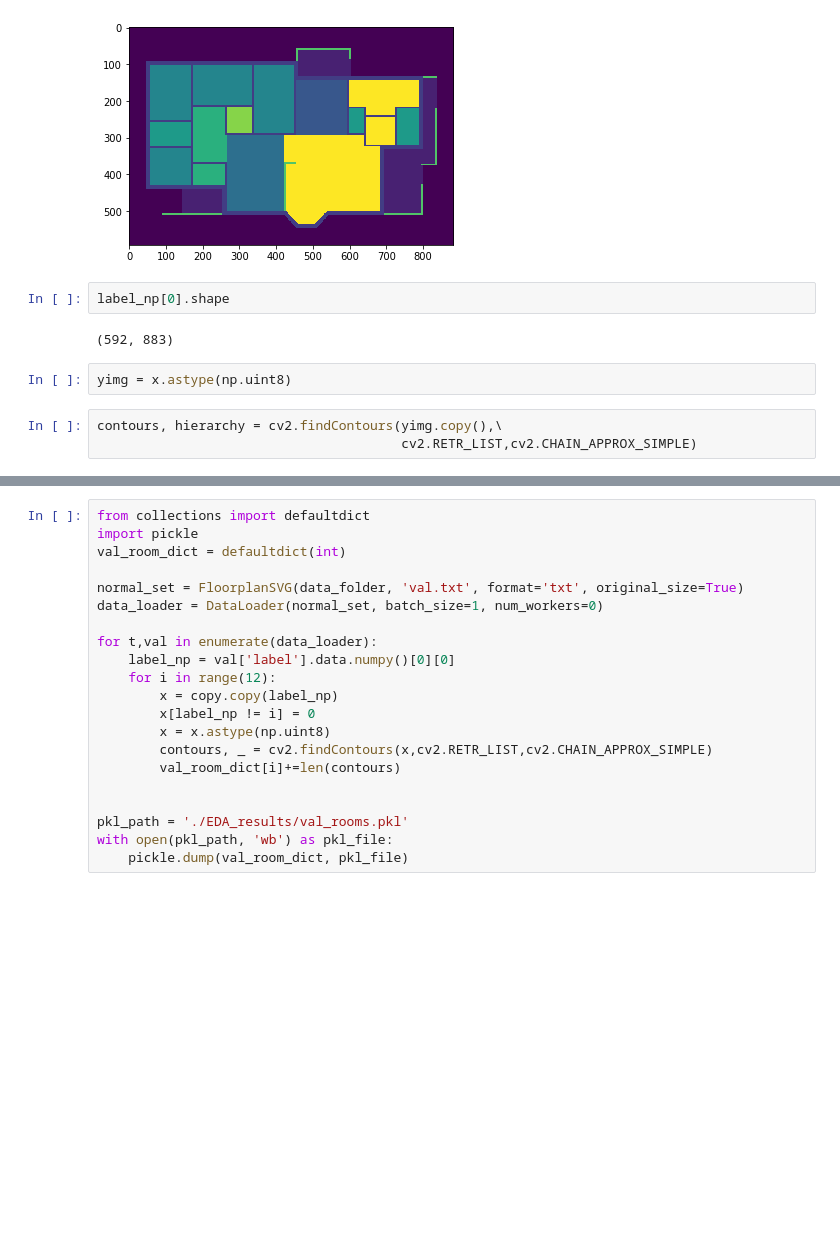
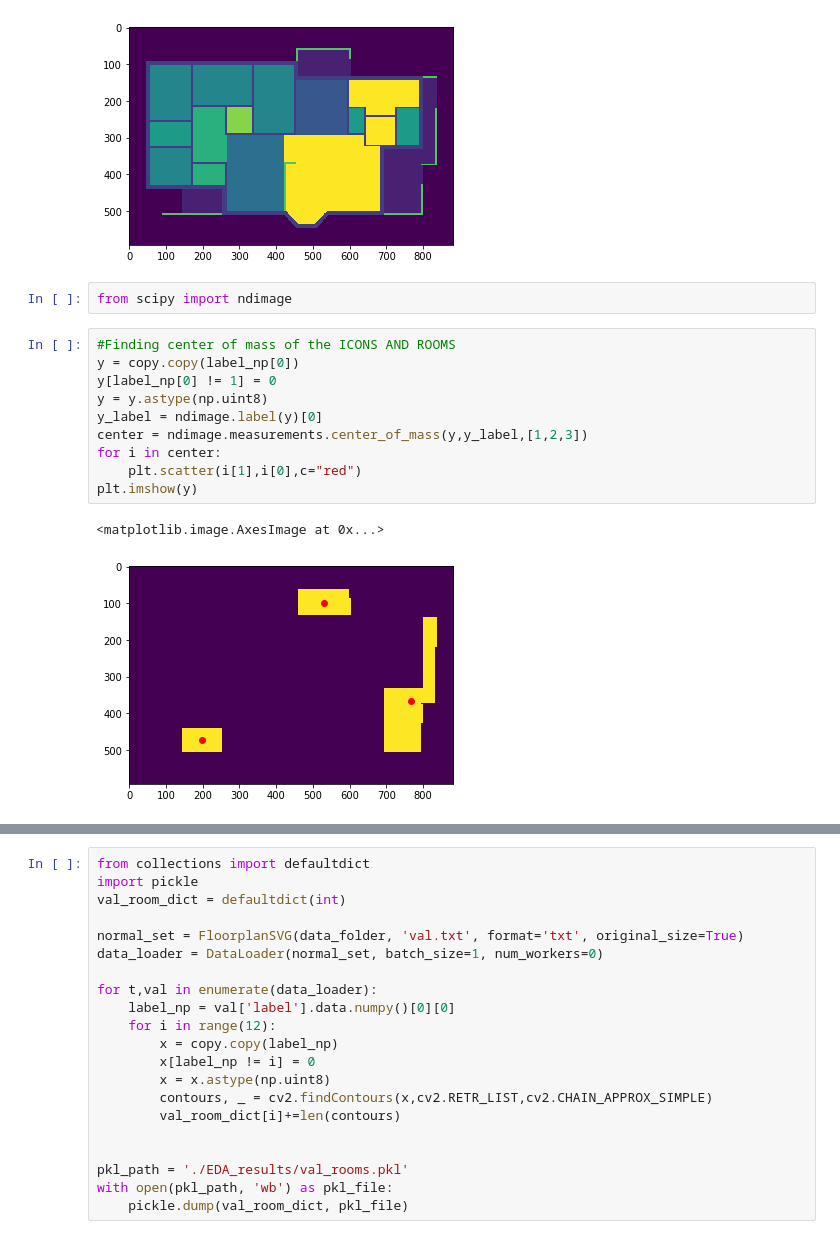
Before and after one commit to lianqiann/CubicasaProj, a Jupyter notebook: ds2-EDA.ipynb, the cells around one changed output, grey strips where cells are left out. Cells and saved outputs as stored; diff of their text form; blank space fills up the shorter version.

```diff
--- a/ds2-EDA.ipynb
+++ b/ds2-EDA.ipynb
@@ -108,15 +108,21 @@ plt.imshow(label_np[0])
 # %% [output]
 <matplotlib.image.AxesImage at 0x...>
 [figure]
-# %%
-label_np[0].shape
-# %% [output]
-(592, 883)
-# %%
-yimg = x.astype(np.uint8)
-# %%
-contours, hierarchy = cv2.findContours(yimg.copy(),\
-                                       cv2.RETR_LIST,cv2.CHAIN_APPROX_SIMPLE)
+# %%
+from scipy import ndimage
+# %%
+#Finding center of mass of the ICONS AND ROOMS
+y = copy.copy(label_np[0])
+y[label_np[0] != 1] = 0
+y = y.astype(np.uint8)
+y_label = ndimage.label(y)[0]
+center = ndimage.measurements.center_of_mass(y,y_label,[1,2,3])
+for i in center:
+    plt.scatter(i[1],i[0],c="red")
+plt.imshow(y)
+# %% [output]
+<matplotlib.image.AxesImage at 0x...>
+[figure, added]
 # %%
 %%time
 j = 0
```
Also changed, not shown: parts of 6 cells of this notebook.
